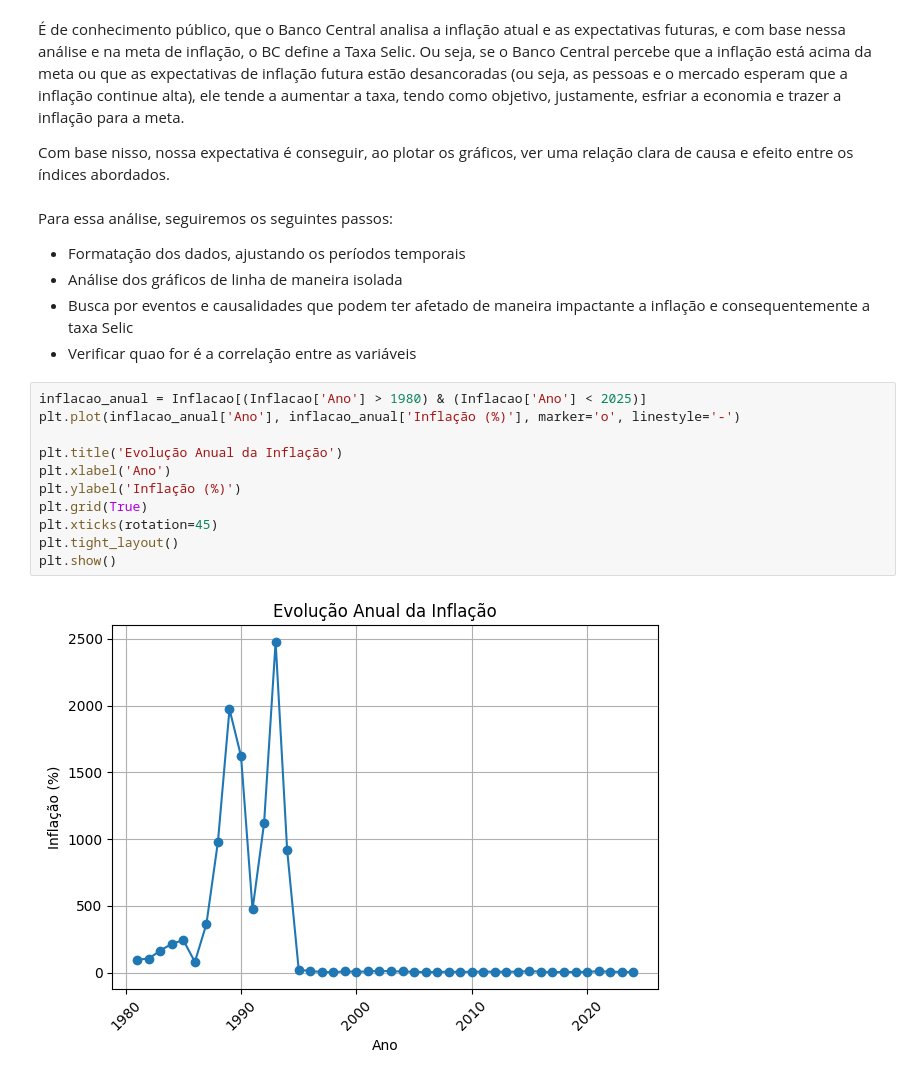
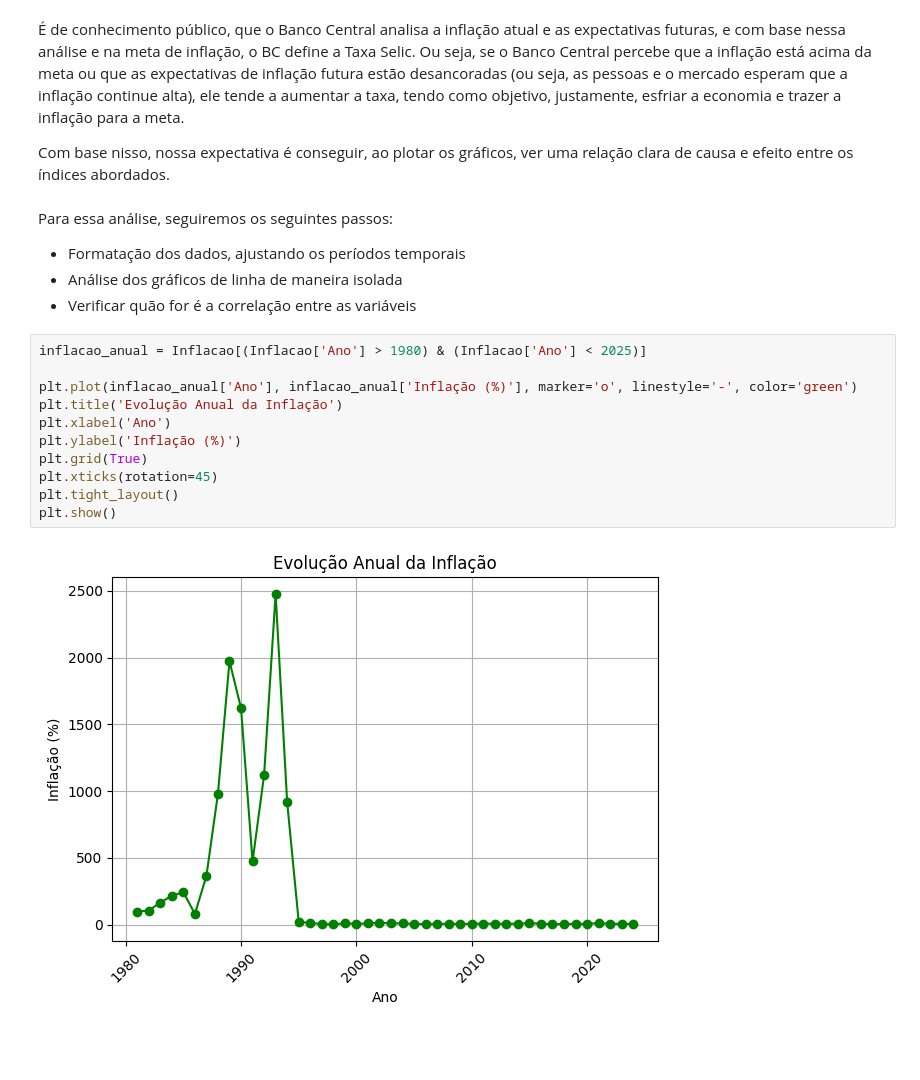
Before and after one commit to gabyxsantos/Economia, a Jupyter notebook: trabalho_pt2.ipynb, the cells around one changed output. Drawn from its saved outputs; the diff is of its cells as text; blank space fills up the shorter version.

```diff
--- a/trabalho_pt2.ipynb
+++ b/trabalho_pt2.ipynb
@@ -278,19 +274,18 @@ Para essa análise, seguiremos os seguintes passos:
 
 * Formatação dos dados, ajustando os períodos temporais
 * Análise dos gráficos de linha de maneira isolada
-* Busca por eventos e causalidades que podem ter afetado de maneira impactante a inflação e consequentemente a taxa Selic
-* Verificar quao for é a correlação entre as variáveis
+* Verificar quão for é a correlação entre as variáveis
 # %%
 inflacao_anual = Inflacao[(Inflacao['Ano'] > 1980) & (Inflacao['Ano'] < 2025)]
-plt.plot(inflacao_anual['Ano'], inflacao_anual['Inflação (%)'], marker='o', linestyle='-')
 
+plt.plot(inflacao_anual['Ano'], inflacao_anual['Inflação (%)'], marker='o', linestyle='-', color='green')
 plt.title('Evolução Anual da Inflação')
 plt.xlabel('Ano')
 plt.ylabel('Inflação (%)')
 plt.grid(True)
 plt.xticks(rotation=45)
 plt.tight_layout()
 plt.show()
 # %% [output]
-[figure, old version]
+[figure, new version]
 # %%
```
Also changed, not shown: parts of 11 cells of this notebook.
